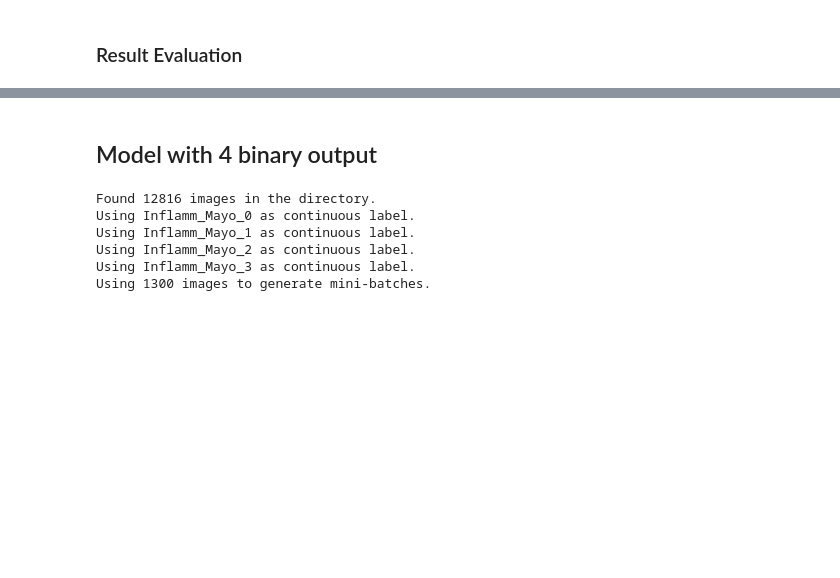
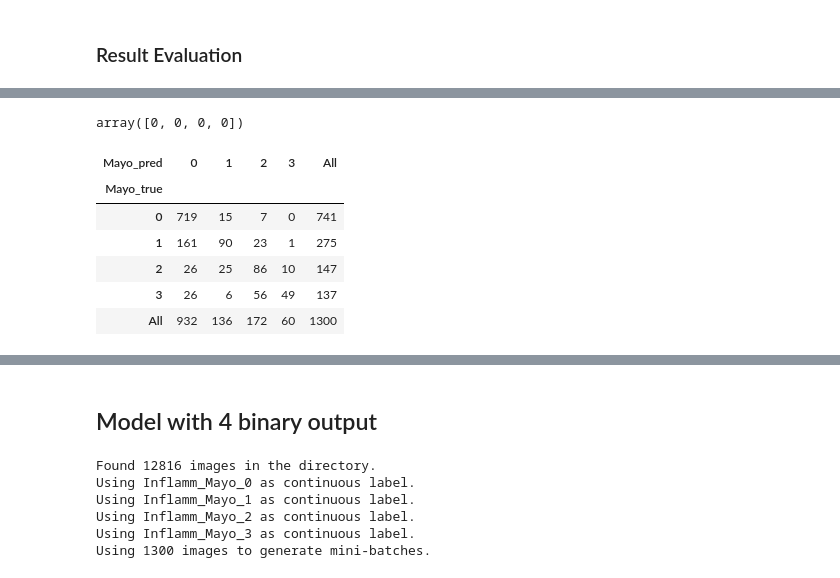
Before and after one commit to wenshuoliu/DLproj, a Jupyter notebook: UC_colonoscopy/phase2.ipynb, the cells around one changed output, grey strips where cells are left out. Cells and saved outputs as stored; diff of their text form; code cells hidden in the pictures; blank space fills up the shorter version.

```diff
--- a/UC_colonoscopy/phase2.ipynb
+++ b/UC_colonoscopy/phase2.ipynb
@@ -310,0 +385,29 @@ plot_roc(y_pred, y_true, classes=['split0_123', 'split01_23', 'split012_3'])
+# %%
+score4[:, 0] = 1 - y_pred[:, 0]
+for j in range(1, score4.shape[1]-1):
+    score4[:, j] = y_pred[:, j-1] - y_pred[:, j]
+score4[:, -1] = y_pred[:, -1]
+# %%
+score4[:, 0] = 1 - y_pred[:, 0]
+score4[:, 1] = y_pred[:, 0]*(1-y_pred[:,1])
+score4[:, 2] = y_pred[:, 0]*y_pred[:,1]*(1-y_pred[:,2])
+score4[:, 3] = y_pred[:, 0]*y_pred[:,1]*y_pred[:,2]
+# %%
+sum(score4<0)
+# %% [output]
+array([0, 0, 0, 0])
+# %%
+mayo_pred = pd.Series(score4.argmax(axis=1), name='Mayo_pred')
+# %%
+mayo_true = tst_df.Mayo_score
+mayo_true.name = 'Mayo_true'
+# %%
+pd.crosstab(index=mayo_true, columns=mayo_pred, margins=True)
+# %% [output]
+| Mayo_pred | 0 | 1 | 2 | 3 | All |
+| Mayo_true |  |  |  |  |  |
+| 0 | 719 | 15 | 7 | 0 | 741 |
+| 1 | 161 | 90 | 23 | 1 | 275 |
+| 2 | 26 | 25 | 86 | 10 | 147 |
+| 3 | 26 | 6 | 56 | 49 | 137 |
+| All | 932 | 136 | 172 | 60 | 1300 |
```
Also changed, not shown: parts of 32 cells of this notebook, 2 other files.
